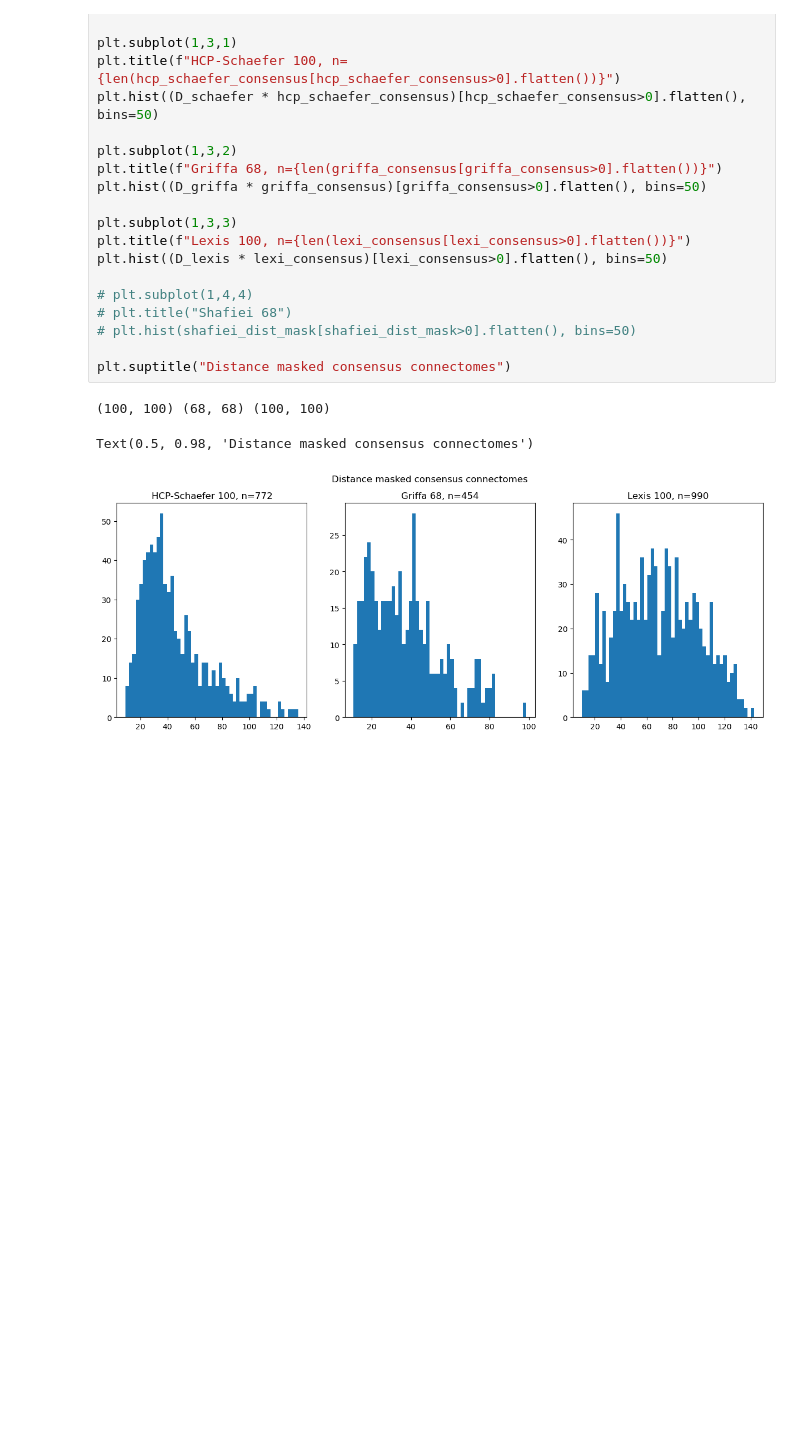
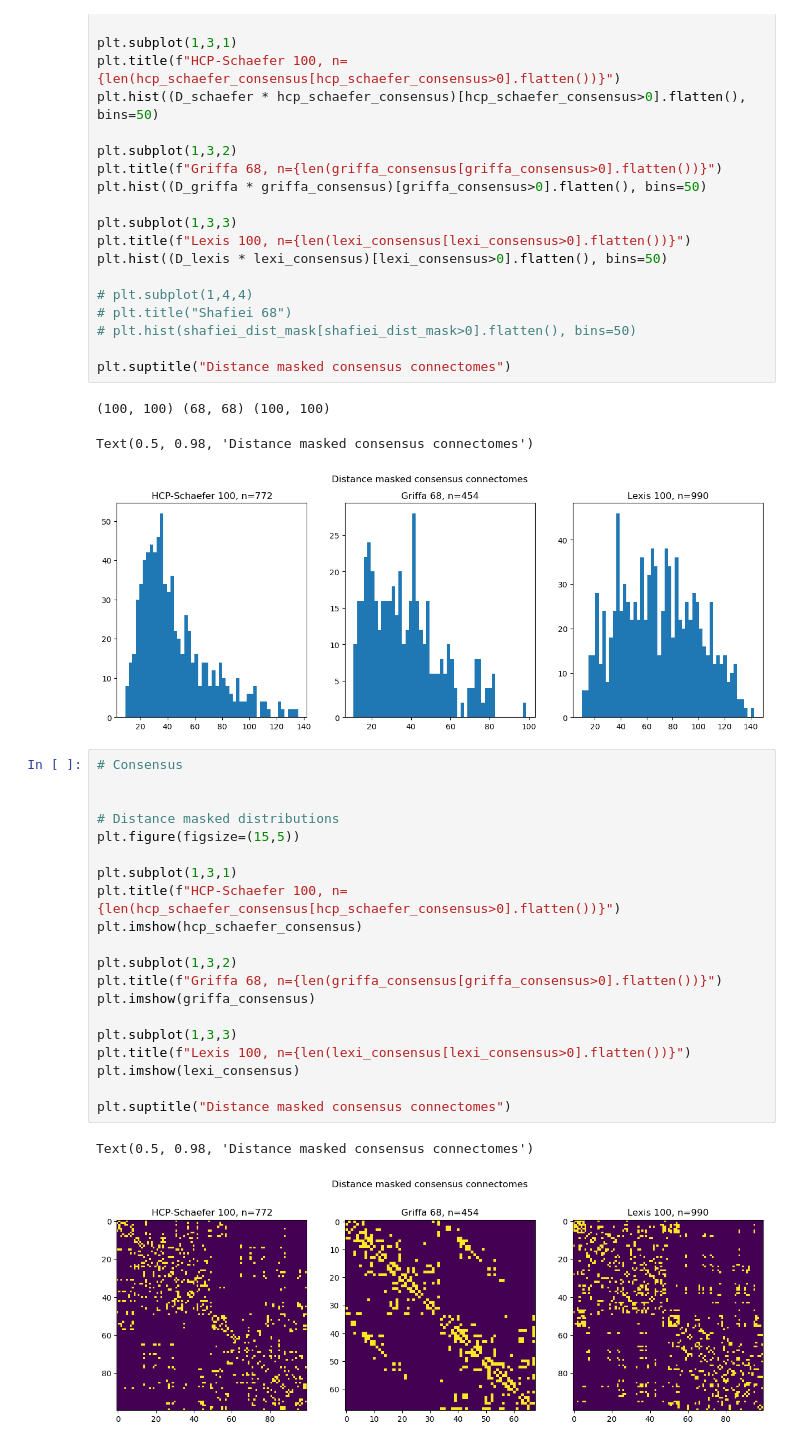
Before and after one commit to ad045/simba, a Jupyter notebook: scripts/21_3_diff_histograms.ipynb, the cells around one changed output. Saved outputs shown, nothing was run; the diff lists cells and outputs as text; blank space fills up the shorter version.

Commit message:
P.S.: Adjacency matrices of andrea, griffa, lexi

```diff
--- a/scripts/21_3_diff_histograms.ipynb
+++ b/scripts/21_3_diff_histograms.ipynb
@@ -192,3 +192,26 @@ plt.suptitle("Distance masked consensus connectomes")
 (100, 100) (68, 68) (100, 100)
 Text(0.5, 0.98, 'Distance masked consensus connectomes')
 [figure]
+# %%
+# Consensus
+
+
+# Distance masked distributions
+plt.figure(figsize=(15,5))
+
+plt.subplot(1,3,1)
+plt.title(f"HCP-Schaefer 100, n={len(hcp_schaefer_consensus[hcp_schaefer_consensus>0].flatten())}")
+plt.imshow(hcp_schaefer_consensus)
+
+plt.subplot(1,3,2)
+plt.title(f"Griffa 68, n={len(griffa_consensus[griffa_consensus>0].flatten())}")
+plt.imshow(griffa_consensus)
+
+plt.subplot(1,3,3)
+plt.title(f"Lexis 100, n={len(lexi_consensus[lexi_consensus>0].flatten())}")
+plt.imshow(lexi_consensus)
+
+plt.suptitle("Distance masked consensus connectomes")
+# %% [output]
+Text(0.5, 0.98, 'Distance masked consensus connectomes')
+[figure, added]
```
